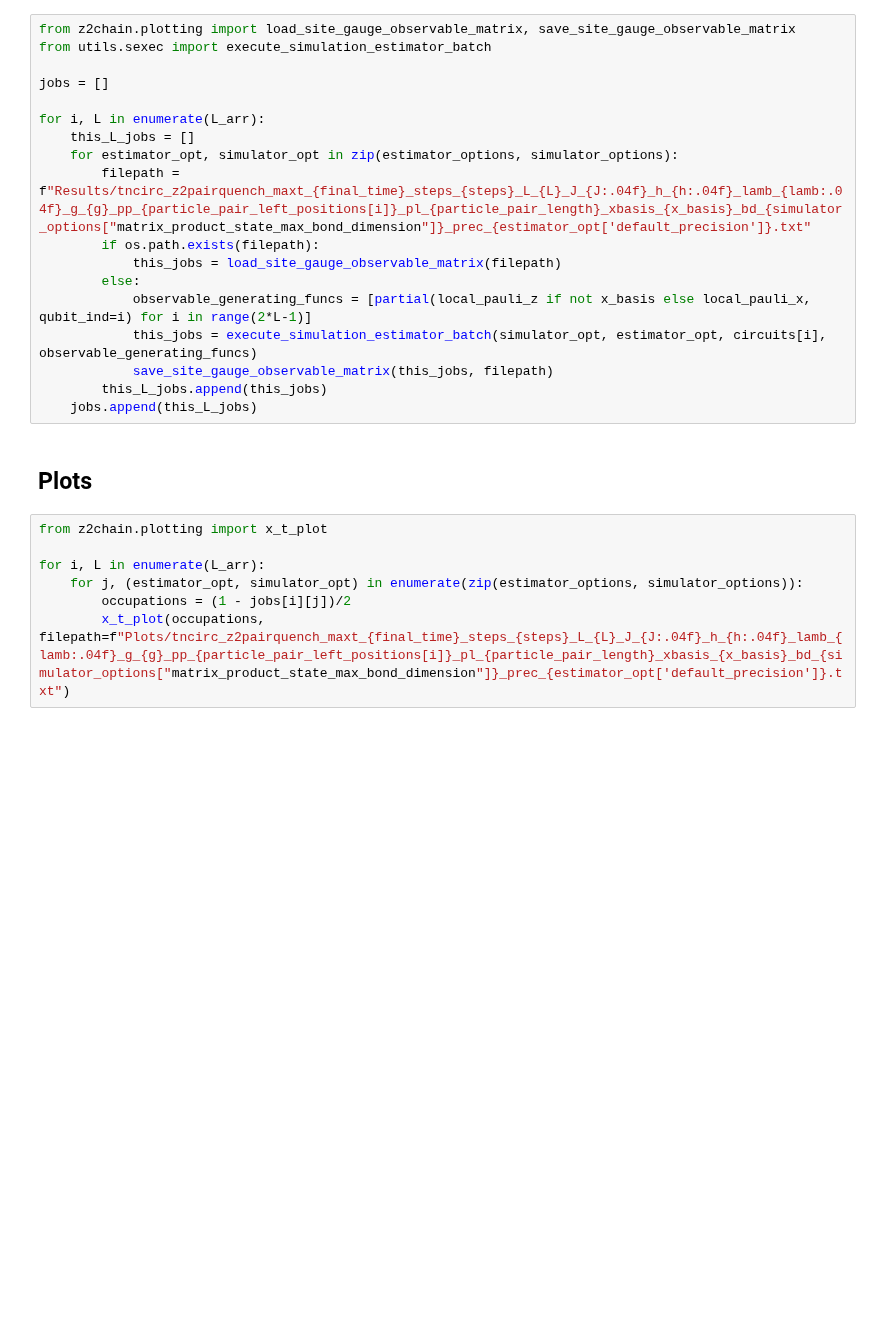
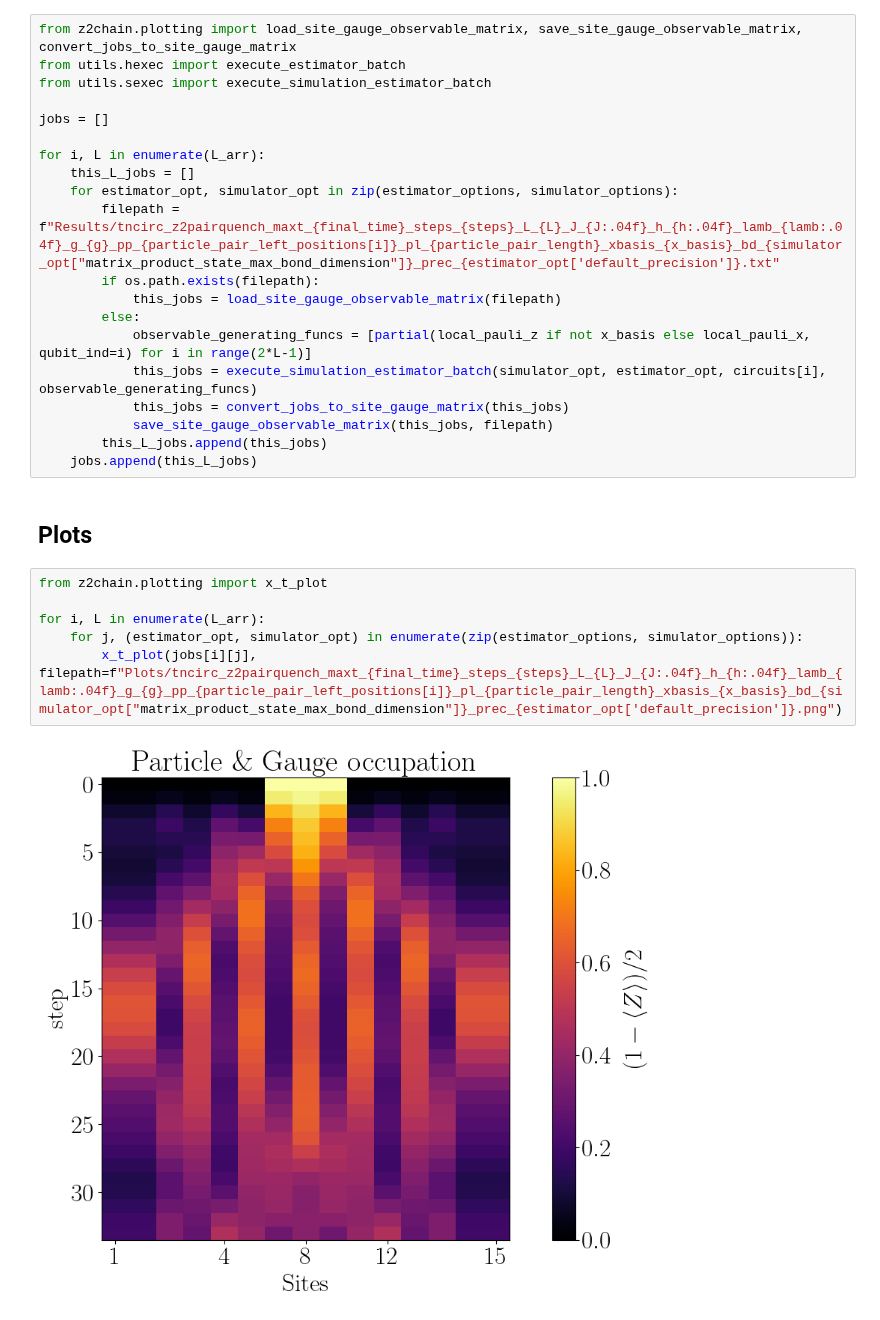
Before and after one commit to Fradm98/qs-qh, a Jupyter notebook: src/notebooks/Z2/qiskit_tn_simulations.ipynb, the cells around one changed output. Saved outputs shown, nothing was run; the diff lists cells and outputs as text; blank space fills up the shorter version.

```diff
--- a/src/notebooks/Z2/qiskit_tn_simulations.ipynb
+++ b/src/notebooks/Z2/qiskit_tn_simulations.ipynb
@@ -75,7 +75,8 @@ circuits[0][1].draw(output="mpl", idle_wires=False)
 # %% [markdown]
 ## Simulation
 # %%
-from z2chain.plotting import load_site_gauge_observable_matrix, save_site_gauge_observable_matrix
+from z2chain.plotting import load_site_gauge_observable_matrix, save_site_gauge_observable_matrix, convert_jobs_to_site_gauge_matrix
+from utils.hexec import execute_estimator_batch
 from utils.sexec import execute_simulation_estimator_batch
 
 jobs = []
@@ -83,12 +84,13 @@ jobs = []
 for i, L in enumerate(L_arr):
     this_L_jobs = []
     for estimator_opt, simulator_opt in zip(estimator_options, simulator_options):
-        filepath = f"Results/tncirc_z2pairquench_maxt_{final_time}_steps_{steps}_L_{L}_J_{J:.04f}_h_{h:.04f}_lamb_{lamb:.04f}_g_{g}_pp_{particle_pair_left_positions[i]}_pl_{particle_pair_length}_xbasis_{x_basis}_bd_{simulator_options["matrix_product_state_max_bond_dimension"]}_prec_{estimator_opt['default_precision']}.txt"
+        filepath = f"Results/tncirc_z2pairquench_maxt_{final_time}_steps_{steps}_L_{L}_J_{J:.04f}_h_{h:.04f}_lamb_{lamb:.04f}_g_{g}_pp_{particle_pair_left_positions[i]}_pl_{particle_pair_length}_xbasis_{x_basis}_bd_{simulator_opt["matrix_product_state_max_bond_dimension"]}_prec_{estimator_opt['default_precision']}.txt"
         if os.path.exists(filepath):
             this_jobs = load_site_gauge_observable_matrix(filepath)
         else:
             observable_generating_funcs = [partial(local_pauli_z if not x_basis else local_pauli_x, qubit_ind=i) for i in range(2*L-1)]
             this_jobs = execute_simulation_estimator_batch(simulator_opt, estimator_opt, circuits[i], observable_generating_funcs)
+            this_jobs = convert_jobs_to_site_gauge_matrix(this_jobs)
             save_site_gauge_observable_matrix(this_jobs, filepath)
         this_L_jobs.append(this_jobs)
     jobs.append(this_L_jobs)
@@ -97,7 +99,8 @@ for i, L in enumerate(L_arr):
 # %%
 from z2chain.plotting import x_t_plot
 
 for i, L in enumerate(L_arr):
     for j, (estimator_opt, simulator_opt) in enumerate(zip(estimator_options, simulator_options)):
-        occupations = (1 - jobs[i][j])/2
-        x_t_plot(occupations, filepath=f"Plots/tncirc_z2pairquench_maxt_{final_time}_steps_{steps}_L_{L}_J_{J:.04f}_h_{h:.04f}_lamb_{lamb:.04f}_g_{g}_pp_{particle_pair_left_positions[i]}_pl_{particle_pair_length}_xbasis_{x_basis}_bd_{simulator_options["matrix_product_state_max_bond_dimension"]}_prec_{estimator_opt['default_precision']}.txt")
+        x_t_plot(jobs[i][j], filepath=f"Plots/tncirc_z2pairquench_maxt_{final_time}_steps_{steps}_L_{L}_J_{J:.04f}_h_{h:.04f}_lamb_{lamb:.04f}_g_{g}_pp_{particle_pair_left_positions[i]}_pl_{particle_pair_length}_xbasis_{x_basis}_bd_{simulator_opt["matrix_product_state_max_bond_dimension"]}_prec_{estimator_opt['default_precision']}.png")
+# %% [output]
+[figure, added]
```
Also changed, not shown: parts of 12 cells of this notebook.
